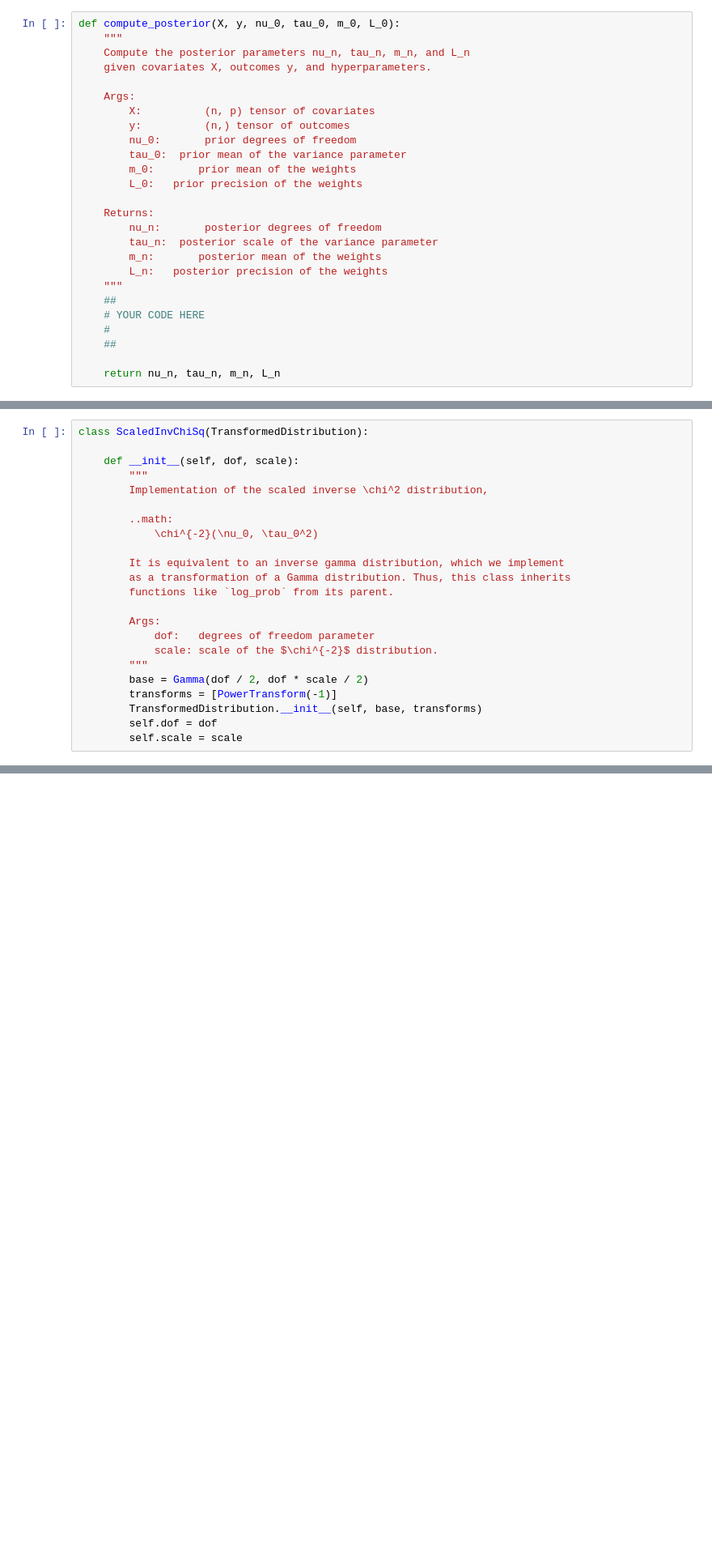
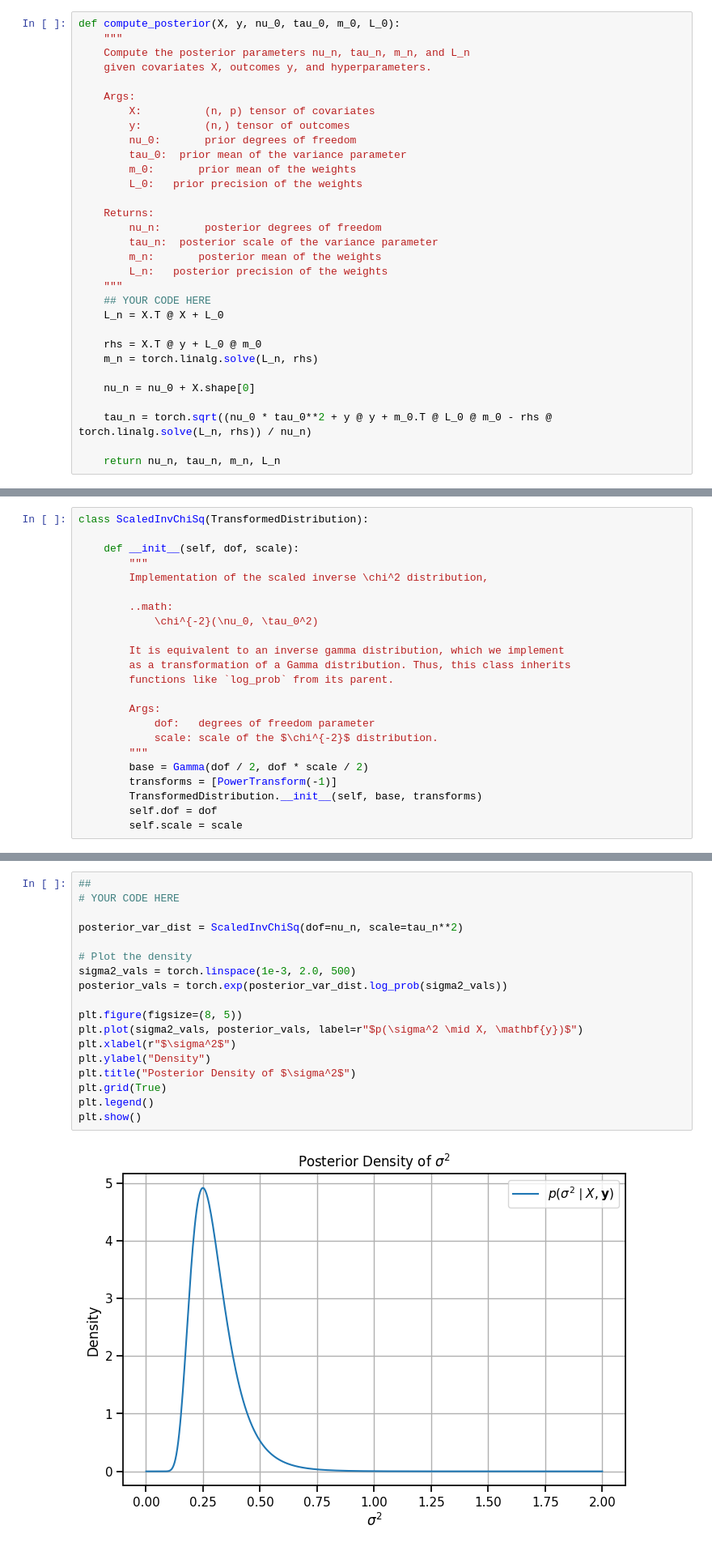
Before and after one commit to rosie-xue/Uchi, a Jupyter notebook: assignments/hw1.ipynb, the cells around one changed output, grey strips where cells are left out. Shown at 81% size. Drawn from its saved outputs; the diff is of its cells as text; blank space fills up the shorter version.

```diff
--- a/assignments/hw1.ipynb
+++ b/assignments/hw1.ipynb
@@ -162,10 +279,15 @@ def compute_posterior(X, y, nu_0, tau_0, m_0, L_0):
         m_n:       posterior mean of the weights
         L_n:   posterior precision of the weights
     """
-    ##
-    # YOUR CODE HERE
-    #
-    ##
+    ## YOUR CODE HERE
+    L_n = X.T @ X + L_0
+
+    rhs = X.T @ y + L_0 @ m_0
+    m_n = torch.linalg.solve(L_n, rhs)
+
+    nu_n = nu_0 + X.shape[0]
+
+    tau_n = torch.sqrt((nu_0 * tau_0**2 + y @ y + m_0.T @ L_0 @ m_0 - rhs @ torch.linalg.solve(L_n, rhs)) / nu_n)
 
     return nu_n, tau_n, m_n, L_n
 # %% [markdown]
@@ -228,3 +358,23 @@ class ScaledInvChiSq(TransformedDistribution):
+# %%
+##
+# YOUR CODE HERE
+
+posterior_var_dist = ScaledInvChiSq(dof=nu_n, scale=tau_n**2)
+
+# Plot the density
+sigma2_vals = torch.linspace(1e-3, 2.0, 500)
+posterior_vals = torch.exp(posterior_var_dist.log_prob(sigma2_vals))
+
+plt.figure(figsize=(8, 5))
+plt.plot(sigma2_vals, posterior_vals, label=r"$p(\sigma^2 \mid X, \mathbf{y})$")
+plt.xlabel(r"$\sigma^2$")
+plt.ylabel("Density")
+plt.title("Posterior Density of $\sigma^2$")
+plt.grid(True)
+plt.legend()
+plt.show()
+# %% [output]
+[figure, added]
 # %% [markdown]
 ## Problem 5: Plot posterior samples of the regression function. [Code]
 Draw 50 samples from the posterior marginal distribution over the weights $\boldsymbol{\beta} \in \mathbb{R}^2$. For each sample, compute the expected value of $y$ on a grid of points $x$ evenly spaced between $[-3, 3]$. Remember that our covariates were defined as $\mathbf{x} = (1, x)$ so that for each sample of the weights you get a line for $\mathbb{E}[y \mid x, \boldsymbol{\beta}]$ as a function of $x$. Plot these 50 lines on top of each other to get a sense of the posterior uncertainty in the regression function. (You may want to plot each line with some transparency, like `alpha=0.1`.) Overlay the observed data points.
```
Also changed, not shown: parts of 14 cells of this notebook.
